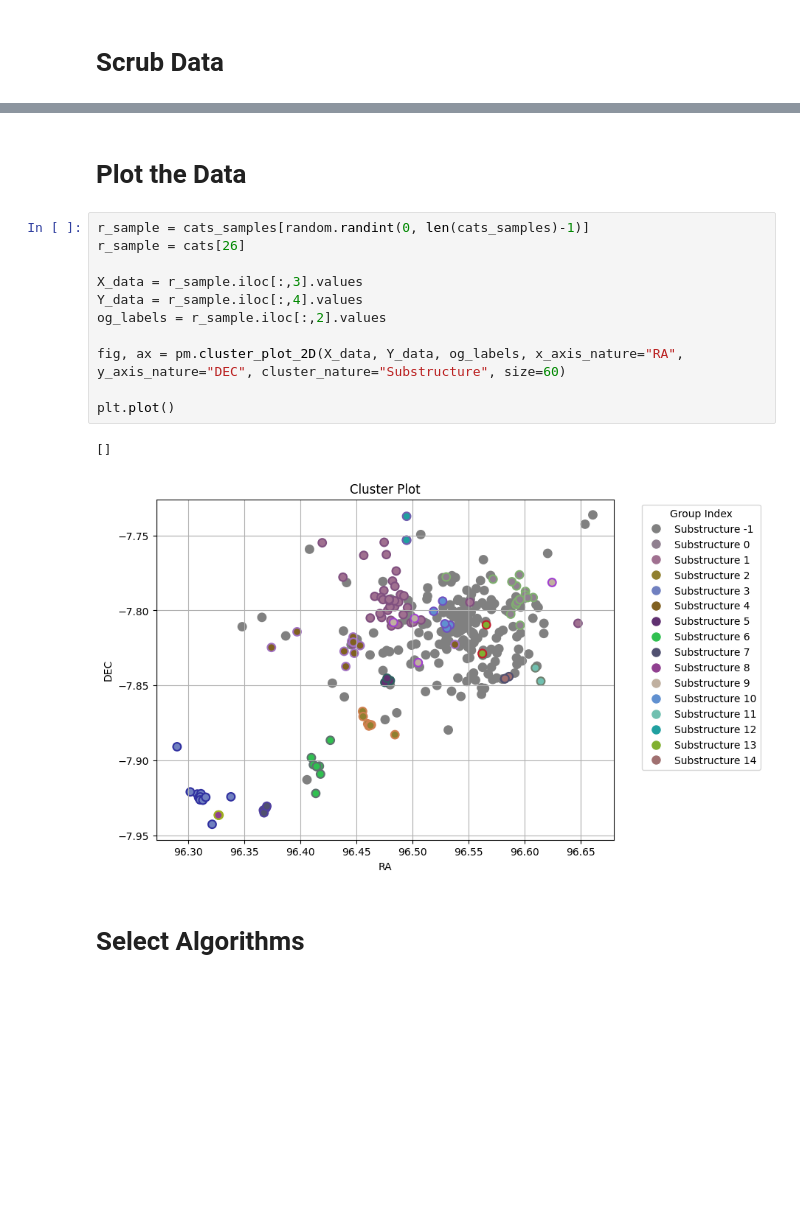
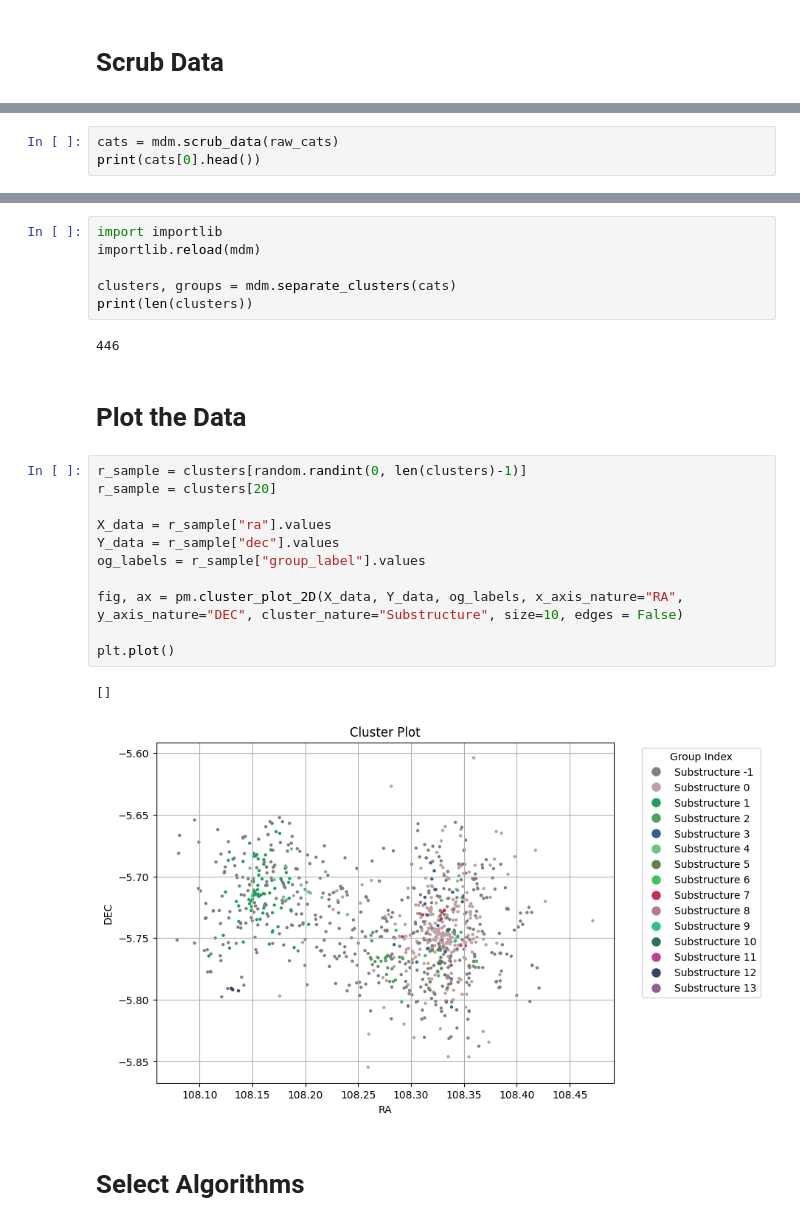
Before and after one commit to Prion6/ClusteringComparison, a Jupyter notebook: cluster_finder_evaluator.ipynb, the cells around one changed output, grey strips where cells are left out. Cells and saved outputs as stored; diff of their text form; blank space fills up the shorter version.

```diff
--- a/cluster_finder_evaluator.ipynb
+++ b/cluster_finder_evaluator.ipynb
@@ -40,0 +31,3 @@ cats_samples = random.sample(cats_subset, sample_size)
+# %%
+cats = mdm.scrub_data(raw_cats)
+print(cats[0].head())
@@ -41,19 +48,27 @@ cats_samples = random.sample(cats_subset, sample_size)
+# %%
+import importlib
+importlib.reload(mdm)
+
+clusters, groups = mdm.separate_clusters(cats)
+print(len(clusters))
+# %% [output]
+446
 # %% [markdown]
 # Plot the Data
 # %%
-r_sample = cats_samples[random.randint(0, len(cats_samples)-1)]
-r_sample = cats[26]
+r_sample = clusters[random.randint(0, len(clusters)-1)]
+r_sample = clusters[20]
 
-X_data = r_sample.iloc[:,3].values
-Y_data = r_sample.iloc[:,4].values
-og_labels = r_sample.iloc[:,2].values
+X_data = r_sample["ra"].values
+Y_data = r_sample["dec"].values
+og_labels = r_sample["group_label"].values
 
-fig, ax = pm.cluster_plot_2D(X_data, Y_data, og_labels, x_axis_nature="RA", y_axis_nature="DEC", cluster_nature="Substructure", size=60)
+fig, ax = pm.cluster_plot_2D(X_data, Y_data, og_labels, x_axis_nature="RA", y_axis_nature="DEC", cluster_nature="Substructure", size=10, edges = False)
 
 plt.plot()
 # %% [output]
 []
-[figure, old version]
+[figure, new version]
 # %% [markdown]
 # Select Algorithms
 # %%
```
Also changed, not shown: parts of 14 cells of this notebook.
